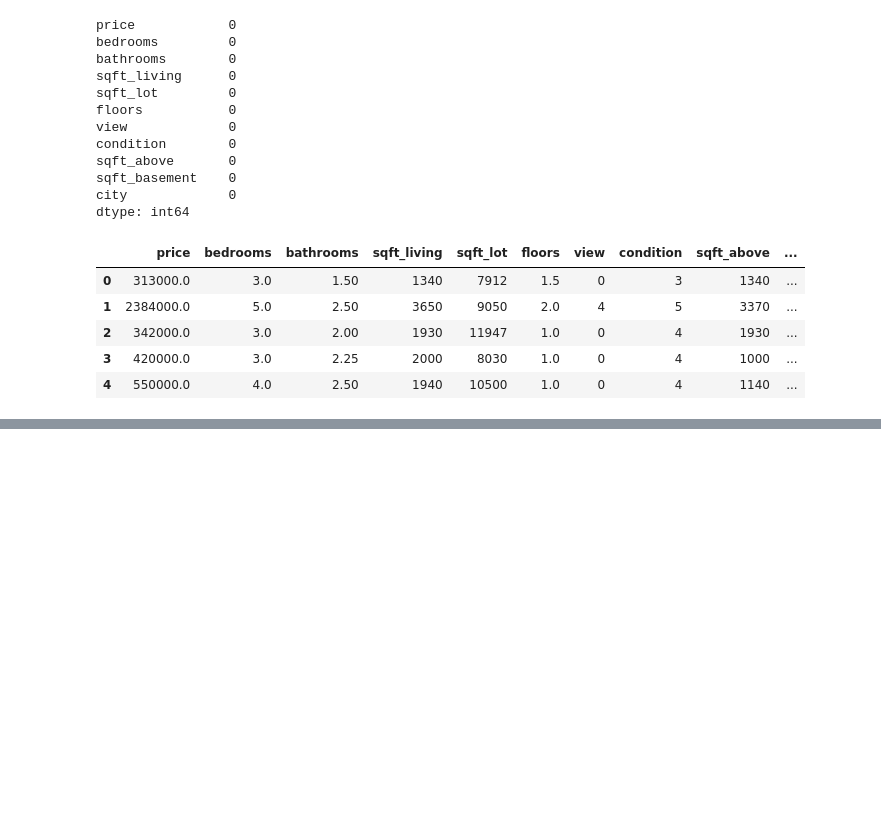
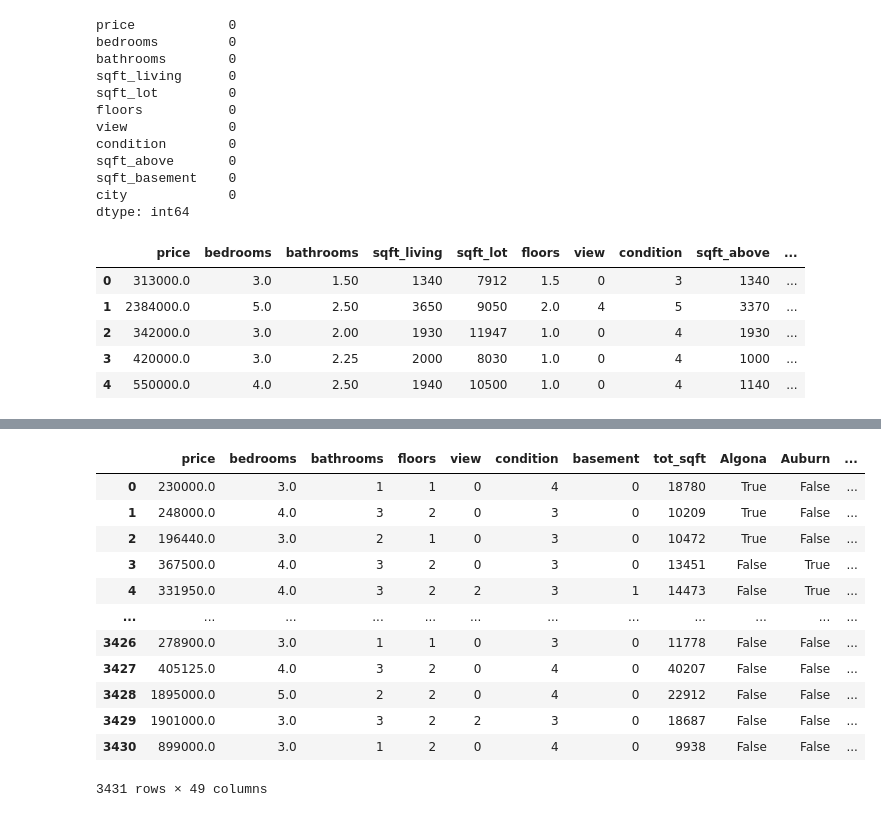
Before and after one commit to Gopz28/cognorise-infotech-Tasks, a Jupyter notebook: Model/USA_houseprice.ipynb, the cells around one changed output, grey strips where cells are left out. Drawn from its saved outputs; the diff is of its cells as text; code cells hidden in the pictures; blank space fills up the shorter version.

```diff
--- a/Model/USA_houseprice.ipynb
+++ b/Model/USA_houseprice.ipynb
@@ -175,0 +356,3 @@ df3.head()
+# %%
+df8 = df7.drop('price_per_sqft',axis='columns')
+df8
@@ -175,0 +406,3 @@ df3.head()
+# %%
+dummies = pd.get_dummies(df8.city)
+dummies.head()
@@ -175,0 +417,3 @@ df3.head()
+# %%
+df9 = pd.concat([df8,dummies],axis='columns')
+df9.head()
@@ -175,0 +428,17 @@ df3.head()
+# %%
+df10 = df9.drop('city',axis='columns')
+df10
+# %% [output]
+|  | price | bedrooms | bathrooms | floors | view | condition | basement | tot_sqft | Algona | Auburn | ... |
+| 0 | 230000.0 | 3.0 | 1 | 1 | 0 | 4 | 0 | 18780 | True | False | ... |
+| 1 | 248000.0 | 4.0 | 3 | 2 | 0 | 3 | 0 | 10209 | True | False | ... |
+| 2 | 196440.0 | 3.0 | 2 | 1 | 0 | 3 | 0 | 10472 | True | False | ... |
+| 3 | 367500.0 | 4.0 | 3 | 2 | 0 | 3 | 0 | 13451 | False | True | ... |
+| 4 | 331950.0 | 4.0 | 3 | 2 | 2 | 3 | 1 | 14473 | False | True | ... |
+| ... | ... | ... | ... | ... | ... | ... | ... | ... | ... | ... | ... |
+| 3426 | 278900.0 | 3.0 | 1 | 1 | 0 | 3 | 0 | 11778 | False | False | ... |
+| 3427 | 405125.0 | 4.0 | 3 | 2 | 0 | 4 | 0 | 40207 | False | False | ... |
+| 3428 | 1895000.0 | 5.0 | 2 | 2 | 0 | 4 | 0 | 22912 | False | False | ... |
+| 3429 | 1901000.0 | 3.0 | 3 | 2 | 2 | 3 | 0 | 18687 | False | False | ... |
+| 3430 | 899000.0 | 3.0 | 1 | 2 | 0 | 4 | 0 | 9938 | False | False | ... |
+3431 rows × 49 columns
```
Also changed, not shown: parts of 32 cells of this notebook.
